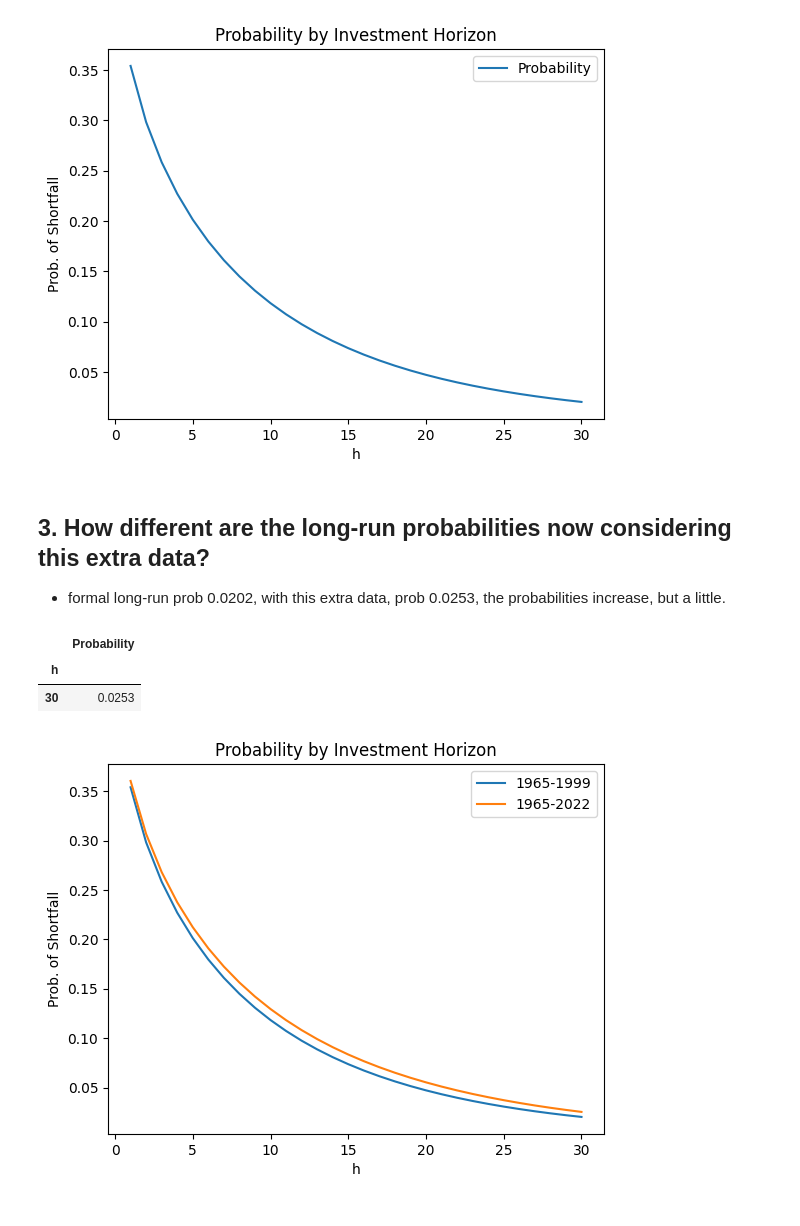
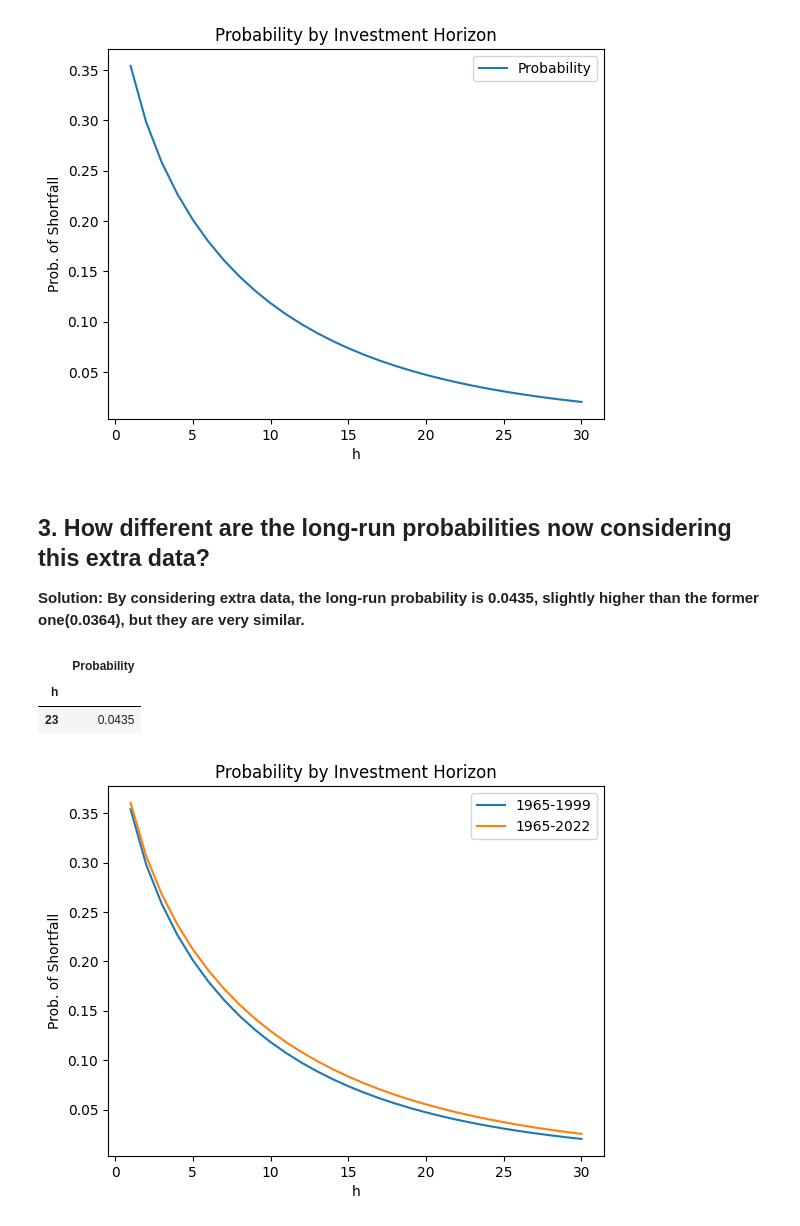
Before and after one commit to Zixin730/finm-portfolio-2022, a Jupyter notebook: homework/hw3.ipynb, the cells around one changed output. Saved outputs shown, nothing was run; the diff lists cells and outputs as text; code cells hidden in the pictures.

```diff
--- a/homework/hw3.ipynb
+++ b/homework/hw3.ipynb
@@ -381,5 +384,5 @@ plt.show()
 [figure]
 # %% [markdown]
 ## 3. How different are the long-run probabilities now considering this extra data?
-* formal long-run prob 0.0202, with this extra data, prob 0.0253, the probabilities increase, but a little.
+**Solution: By considering extra data, the long-run probability is 0.0435, slightly higher than the former one(0.0364), but they are very similar.**
 # %%
@@ -387,11 +390,11 @@ log_df1965 = log_df.loc['1965':'2022',].dropna()
 mu_tilde_n = (log_df1965['SPX'].mean()-log_df1965['TB1M'].mean()) * 12
 sigma_tilde_n = (log_df1965['SPX']-log_df1965['TB1M']).std() * np.sqrt(12)
 # %%
-prob([30], 0, mu_tilde_n, sigma_tilde_n)
+prob([23], 0, mu_tilde_n, sigma_tilde_n)
 # %% [output]
 |  | Probability |
 | h |  |
-| 30 | 0.0253 |
+| 23 | 0.0435 |
 # %%
 prob_horizon1 = prob(list(range(1, 31)), 0.0, mu_tilde, sigma_tilde)
 prob_horizon2 = prob(list(range(1, 31)), 0.0, mu_tilde_n, sigma_tilde_n)
```
Also changed, not shown: parts of 11 cells of this notebook, 1 other file.
